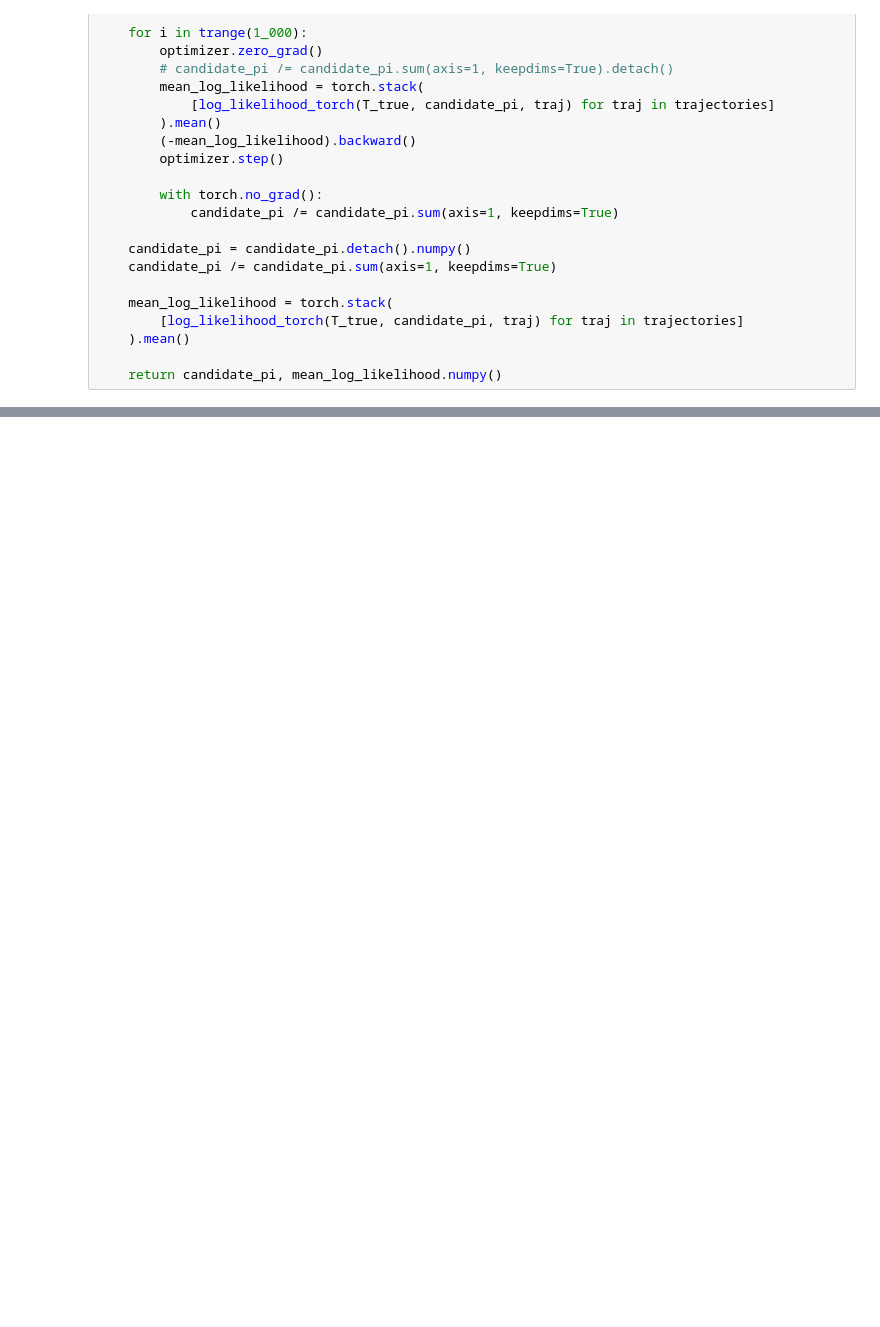
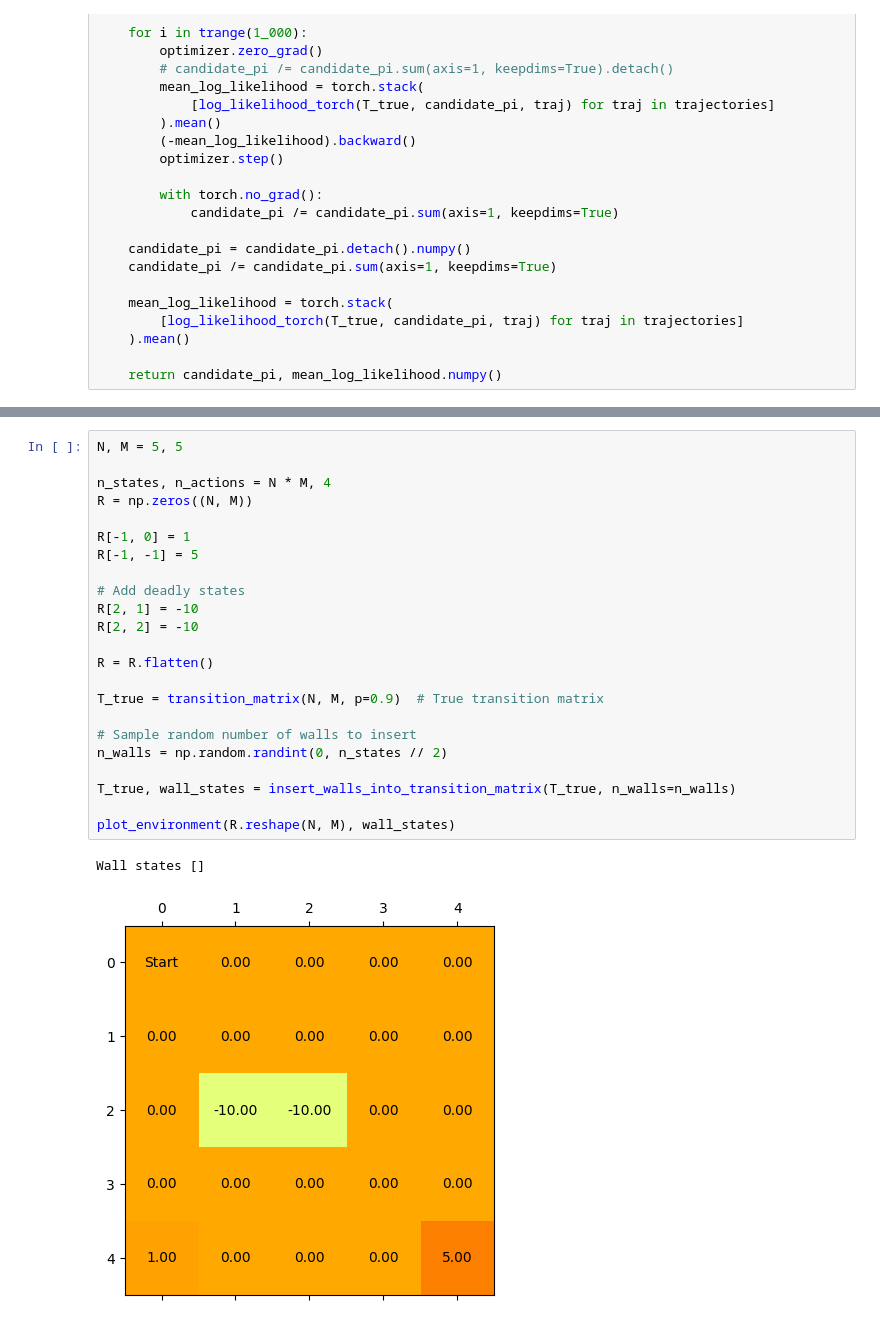
Before and after one commit to ankile/irl-environment-design, a Jupyter notebook: 03_la_value_iteration.ipynb, the cells around one changed output, grey strips where cells are left out. Drawn from its saved outputs; the diff is of its cells as text; blank space fills up the shorter version.

Commit message:
Make environment construction code

```diff
--- a/03_la_value_iteration.ipynb
+++ b/03_la_value_iteration.ipynb
@@ -667,0 +703,26 @@ with np.printoptions(precision=5, suppress=True):
+# %%
+N, M = 5, 5
+
+n_states, n_actions = N * M, 4
+R = np.zeros((N, M))
+
+R[-1, 0] = 1
+R[-1, -1] = 5
+
+# Add deadly states
+R[2, 1] = -10
+R[2, 2] = -10
+
+R = R.flatten()
+
+T_true = transition_matrix(N, M, p=0.9)  # True transition matrix
+
+# Sample random number of walls to insert
+n_walls = np.random.randint(0, n_states // 2)
+
+T_true, wall_states = insert_walls_into_transition_matrix(T_true, n_walls=n_walls)
+
+plot_environment(R.reshape(N, M), wall_states)
+# %% [output]
+Wall states []
+[figure, added]
```
Also changed, not shown: parts of 15 cells of this notebook.
